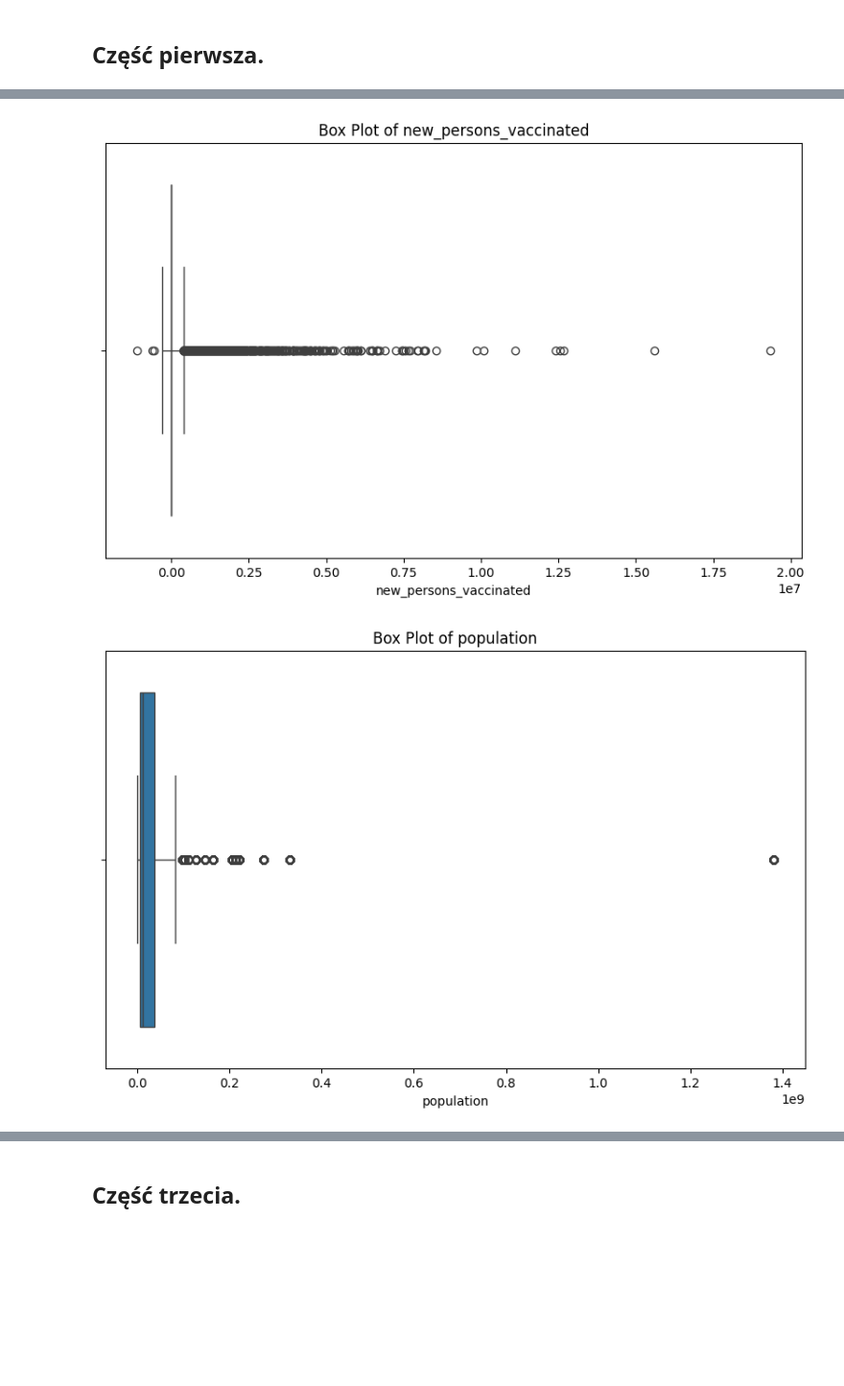
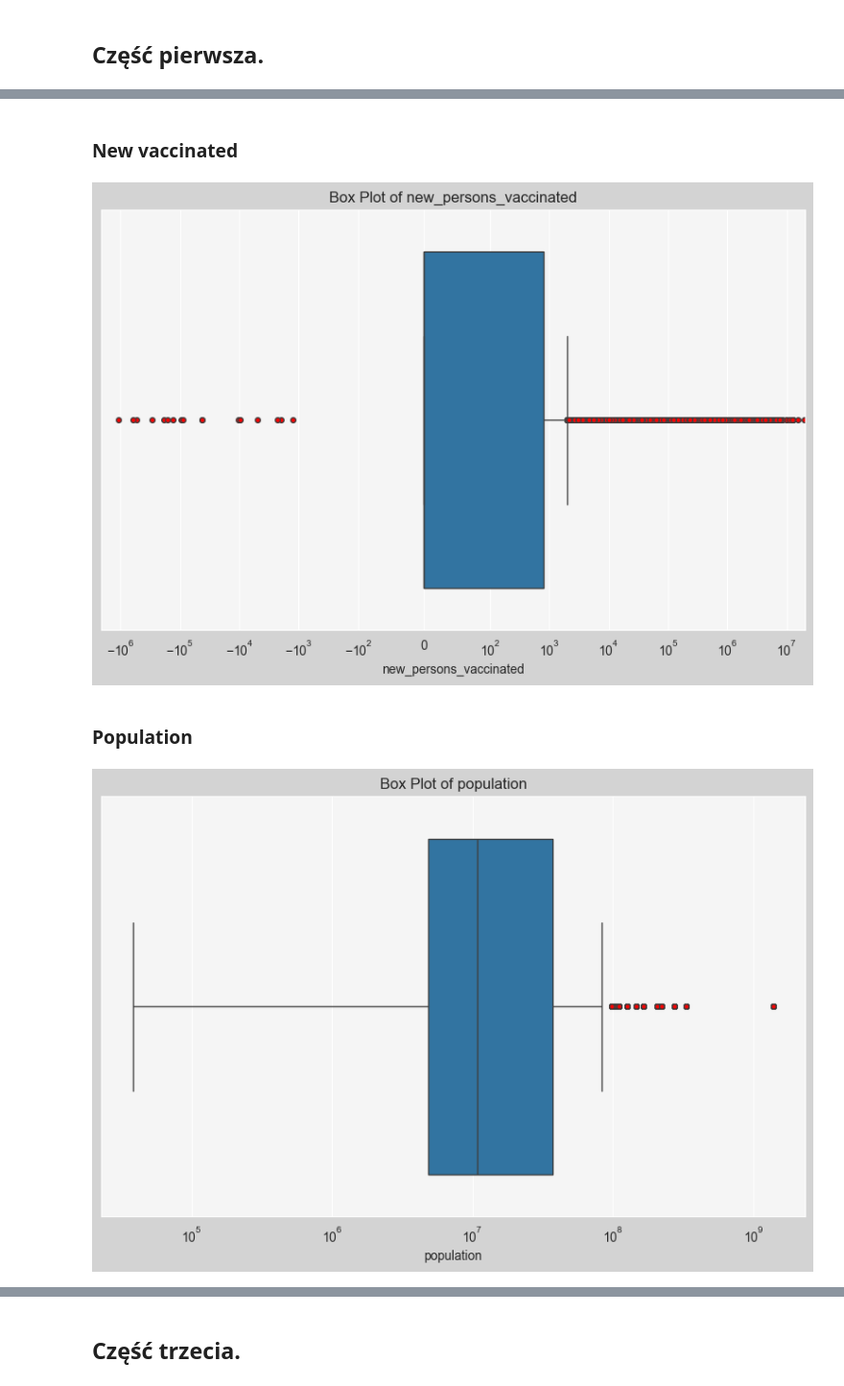
Before and after one commit to Goul4sh/BigData, a Jupyter notebook: Zad2/Zad2.ipynb, the cells around one changed output, grey strips where cells are left out. Shown at 96% size. Drawn from its saved outputs; the diff is of its cells as text; code cells hidden in the pictures; blank space fills up the shorter version.

```diff
--- a/Zad2/Zad2.ipynb
+++ b/Zad2/Zad2.ipynb
@@ -81,19 +111,49 @@ plt.show()
+# %% [markdown]
+### New vaccinated
 # %%
-plt.figure(figsize=(10, 6))
-sns.boxplot(x='new_persons_vaccinated' ,data=df, whis=500.0)  # 2 × IQR zamiast 1.5
+fig, ax = plt.subplots(figsize=(10, 6))
 
+fig.patch.set_facecolor('lightgray')  # Background for the figure
+
+flierprops = {
+    'marker': 'o',               # Shape of the marker
+    'color': 'blue',              # Color of the marker
+    'markersize': 4,             # Size of the marker
+    'markerfacecolor': 'red', # Fill color of the marker
+    'linestyle': 'none'          # No connecting line
+}
+
+ax.set_facecolor('whitesmoke')
+
+sns.boxplot(x='new_persons_vaccinated' ,data=df, flierprops = flierprops)  # 2 × IQR zamiast 1.5
+ax.set_xscale('symlog',linthresh =100)
 plt.title('Box Plot of new_persons_vaccinated')
 plt.xlabel('new_persons_vaccinated')
 plt.show()
 # %% [output]
-[figure, old version]
+[figure, new version]
+# %% [markdown]
+### Population
 # %%
-plt.figure(figsize=(10, 6))
+fig, ax = plt.subplots(figsize=(10, 6))
+
+fig.patch.set_facecolor('lightgray')  # Background for the figure
+ax.set_facecolor('whitesmoke')
+
+flierprops = {
+    'marker': 'o',               # Shape of the marker
+    'color': 'blue',              # Color of the marker
+    'markersize': 4,             # Size of the marker
+    'markerfacecolor': 'red', # Fill color of the marker
+    'linestyle': 'none'          # No connecting line
+}
+
 # sns.boxplot(x='new_confirmed', data=df)
-sns.boxplot(x='population' ,data=df)  # 2 × IQR zamiast 1.5
+sns.boxplot(x='population' ,data=df, flierprops = flierprops)  # 2 × IQR zamiast 1.5
+ax.set_xscale('log')
 
 plt.title('Box Plot of population')
 plt.xlabel('population')
 plt.show()
 # %% [output]
-[figure, old version]
+[figure, new version]
```
Also changed, not shown: parts of 13 cells of this notebook.
